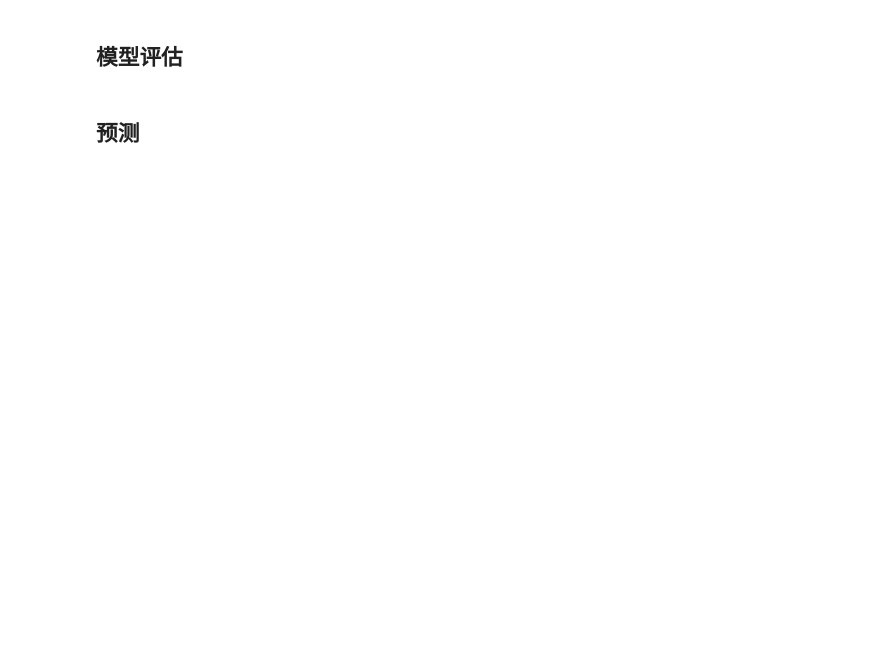
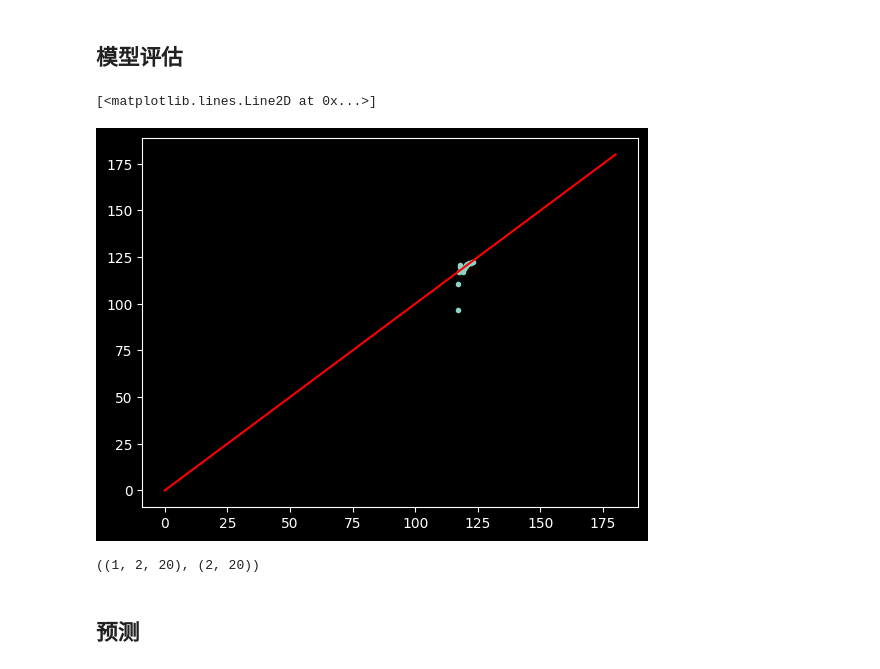
Before and after one commit to LeoJhonSong/ternary-array-passive-bearing, a Jupyter notebook: cnn_from_gcc.ipynb, the cells around one changed output. Drawn from its saved outputs; the diff is of its cells as text; code cells hidden in the pictures; blank space fills up the shorter version.

```diff
--- a/cnn_from_gcc.ipynb
+++ b/cnn_from_gcc.ipynb
@@ -21,6 +29,10 @@ from utils import deg_pol2cart, analysis
 由于预测是实时的，因此GCC等计算不能在数据集中进行，应作为模型的一层。此处的数据就是原始信号。
 # %%
 c = 1500
-fs = 4 * 37500
-dist_max = 1
-n_max = int(np.ceil(dist_max / 1500 * fs))  # 采样频率下最大时延采样点数
+fs = 8 * 37500
+dist_max = 0.08*3
+n_max = int(np.ceil(dist_max / c * fs))  # 采样频率下最大时延采样点数
+
+dataset_path = 'dataset'
+train_path = f'{dataset_path}/train'
+val_path = f'{dataset_path}/val'
@@ -243,2 +219,27 @@ model.fit(
+# %%
+device = torch.device('cuda')
+net = model.net
+net.eval()
+
+net.to(device)
+data, label = SigArrDataSet(val_path)[np.random.randint(0, 400)]
+data = data.to(device)
+output = net(data.unsqueeze(0))
+predicted = output.detach().cpu().numpy()
+label = label.cpu().numpy()
+# predicted = (predicted + 1) * 90
+# label = (label + 1) * 90
+predicted_angles = np.rad2deg(np.arctan2(predicted[0, 1, :], predicted[0, 0, :]))
+label_angles = np.rad2deg(np.arctan2(label[1], label[0]))
+plt.plot(label_angles, predicted_angles, '.')
+# plt.plot([np.min(np.stack((label_angles, predicted_angles))), np.max(np.stack((label_angles, predicted_angles)))], [np.min(np.stack((label_angles, predicted_angles))), np.max(np.stack((label_angles, predicted_angles)))], 'r')
+plt.plot([0, 180], [0, 180], 'r')
+# %% [output]
+[<matplotlib.lines.Line2D at 0x...>]
+[figure, added]
+# %%
+predicted.shape, label.shape
+# %% [output]
+((1, 2, 20), (2, 20))
 # %% [markdown]
 ## 预测
```
Also changed, not shown: parts of 20 cells of this notebook.
